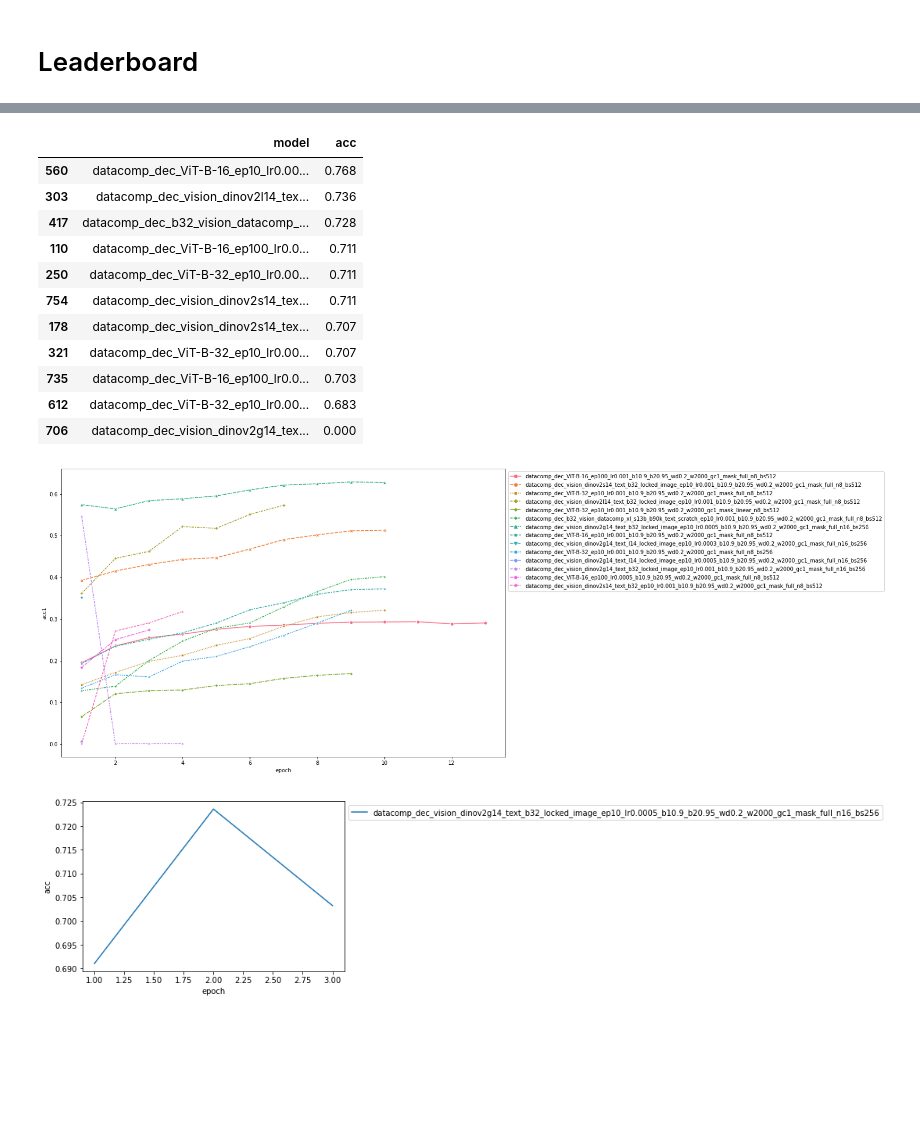
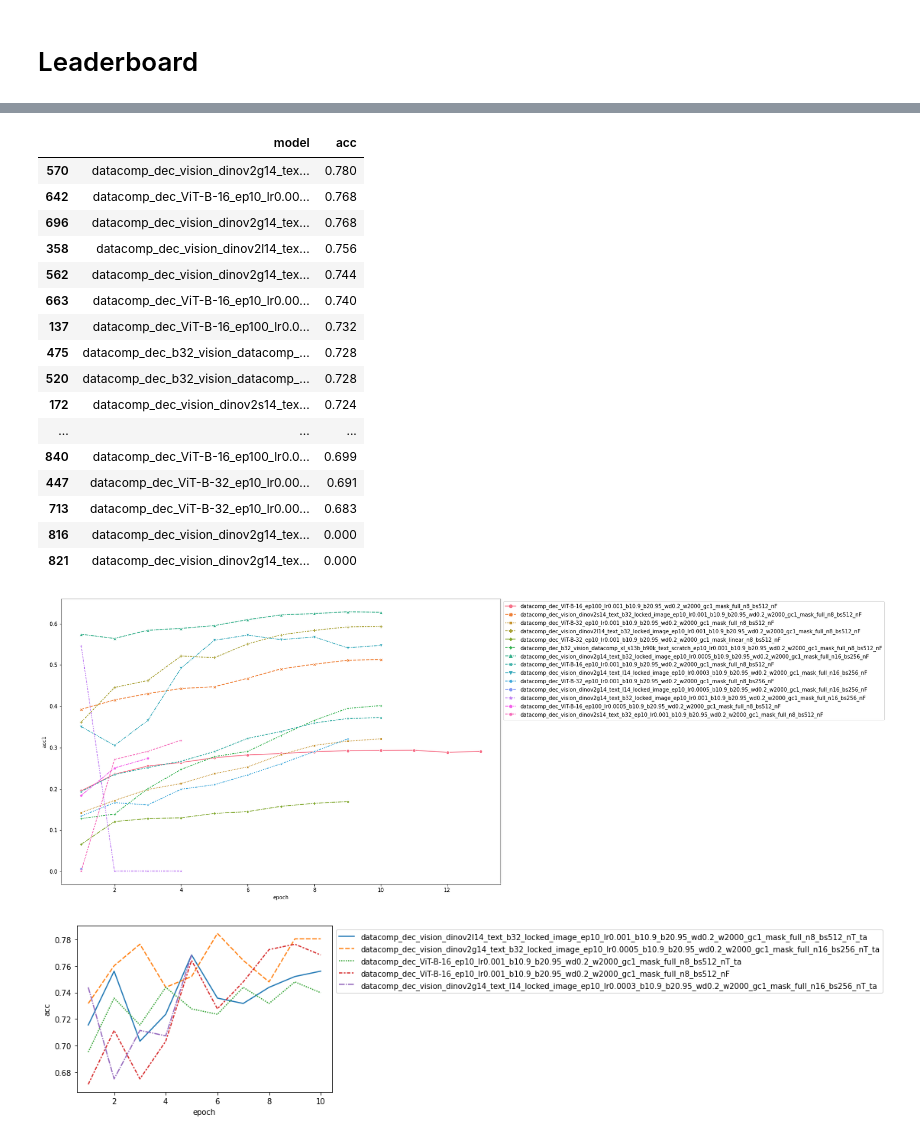
Before and after one commit to mehdidc/open_clip, a Jupyter notebook: results.ipynb, the cells around one changed output, grey strips where cells are left out. Cells and saved outputs as stored; diff of their text form; code cells hidden in the pictures; blank space fills up the shorter version.

```diff
--- a/results.ipynb
+++ b/results.ipynb
@@ -13,12 +13,14 @@ pd.set_option('display.max_colwidth', None)
 rows = []
 for path in glob("logs/**/*.json"):
     contents = json.loads(open(path).read())
+    normalize = {True:'T', False:'F'}[contents.get('normalize', False)]
+    T = {'add': '_ta', 'sub': '_ts', '': ''}[contents.get('normalize_type', '')] if normalize=='T' else ''
     dic = {
-        "model": path.split("/")[1]
+        "model": path.split("/")[1] + f'_n{normalize}{T}'
     }
     if 'latest' in path:
         continue
-    dic['epoch'] = int(re.search(r"epoch\_([0-9]+).pt.json", path).groups(1)[0])
+    dic['epoch'] = int(re.search(r"epoch\_([0-9]+)", path).groups(1)[0])
     n = 4 if 'sugar' in path else 1
     dic['dataset'] = '_'.join(os.path.basename(path).split("_")[0:n])
     dic.update(contents)
@@ -55,17 +73,22 @@ df[ (df.dataset=='imagenet1k') & (df.epoch==df.last_epoch)].sort_values(by='acc1
 df[ (df.dataset=='sugar_crepe_swap_obj') & (df.epoch==df.last_epoch)].sort_values(by='acc', ascending=False)[['model', 'acc']].round(3)
 # %% [output]
 |  | model | acc |
-| 560 | datacomp_dec_ViT-B-16_ep10_lr0.00... | 0.768 |
-| 303 | datacomp_dec_vision_dinov2l14_tex... | 0.736 |
-| 417 | datacomp_dec_b32_vision_datacomp_... | 0.728 |
-| 110 | datacomp_dec_ViT-B-16_ep100_lr0.0... | 0.711 |
-| 250 | datacomp_dec_ViT-B-32_ep10_lr0.00... | 0.711 |
-| 754 | datacomp_dec_vision_dinov2s14_tex... | 0.711 |
-| 178 | datacomp_dec_vision_dinov2s14_tex... | 0.707 |
-| 321 | datacomp_dec_ViT-B-32_ep10_lr0.00... | 0.707 |
-| 735 | datacomp_dec_ViT-B-16_ep100_lr0.0... | 0.703 |
-| 612 | datacomp_dec_ViT-B-32_ep10_lr0.00... | 0.683 |
-| 706 | datacomp_dec_vision_dinov2g14_tex... | 0.000 |
+| 570 | datacomp_dec_vision_dinov2g14_tex... | 0.780 |
+| 642 | datacomp_dec_ViT-B-16_ep10_lr0.00... | 0.768 |
+| 696 | datacomp_dec_vision_dinov2g14_tex... | 0.768 |
+| 358 | datacomp_dec_vision_dinov2l14_tex... | 0.756 |
+| 562 | datacomp_dec_vision_dinov2g14_tex... | 0.744 |
+| 663 | datacomp_dec_ViT-B-16_ep10_lr0.00... | 0.740 |
+| 137 | datacomp_dec_ViT-B-16_ep100_lr0.0... | 0.732 |
+| 475 | datacomp_dec_b32_vision_datacomp_... | 0.728 |
+| 520 | datacomp_dec_b32_vision_datacomp_... | 0.728 |
+| 172 | datacomp_dec_vision_dinov2s14_tex... | 0.724 |
+| ... | ... | ... |
+| 840 | datacomp_dec_ViT-B-16_ep100_lr0.0... | 0.699 |
+| 447 | datacomp_dec_ViT-B-32_ep10_lr0.00... | 0.691 |
+| 713 | datacomp_dec_ViT-B-32_ep10_lr0.00... | 0.683 |
+| 816 | datacomp_dec_vision_dinov2g14_tex... | 0.000 |
+| 821 | datacomp_dec_vision_dinov2g14_tex... | 0.000 |
 # %%
 ds = 'imagenet1k'
 fig = plt.figure(figsize=(15,10))
@@ -73,17 +96,21 @@ sns.lineplot(x='epoch', y='acc1', hue='model', data=df[df.dataset==ds], style='m
 plt.legend(loc='best', bbox_to_anchor=(1,1))
 plt.show()
 # %% [output]
-[figure, old version]
+[figure, new version]
 # %%
 ds = 'sugar_crepe_swap_obj'
 d = df[df.dataset==ds]
-
-#d = d[d.model!='datacomp_dec_vision_dinov2g14_text_b32_locked_image_ep10_lr0.001_b10.9_b20.95_wd0.2_w2000_gc1_mask_full_n16_bs256']
-d = d[d.model=='datacomp_dec_vision_dinov2g14_text_b32_locked_image_ep10_lr0.0005_b10.9_b20.95_wd0.2_w2000_gc1_mask_full_n16_bs256']
-
+ms = [
+'datacomp_dec_vision_dinov2g14_text_b32_locked_image_ep10_lr0.0005_b10.9_b20.95_wd0.2_w2000_gc1_mask_full_n16_bs256_nT_ta',
+'datacomp_dec_vision_dinov2g14_text_l14_locked_image_ep10_lr0.0003_b10.9_b20.95_wd0.2_w2000_gc1_mask_full_n16_bs256_nT_ta',
+'datacomp_dec_vision_dinov2l14_text_b32_locked_image_ep10_lr0.001_b10.9_b20.95_wd0.2_w2000_gc1_mask_full_n8_bs512_nT_ta',
+'datacomp_dec_ViT-B-16_ep10_lr0.001_b10.9_b20.95_wd0.2_w2000_gc1_mask_full_n8_bs512_nT_ta',
+'datacomp_dec_ViT-B-16_ep10_lr0.001_b10.9_b20.95_wd0.2_w2000_gc1_mask_full_n8_bs512_nF',
+]
+d = d[d.model.isin(ms)]
 sns.lineplot(x='epoch', y='acc', hue='model', data=d, style='model')
 plt.legend(loc='best', bbox_to_anchor=(1,1))
 #plt.xticks(np.arange(1, df.epoch.max()+1))
 plt.show()
 # %% [output]
-[figure, old version]
+[figure, new version]
```
Also changed, not shown: parts of 3 cells of this notebook.
